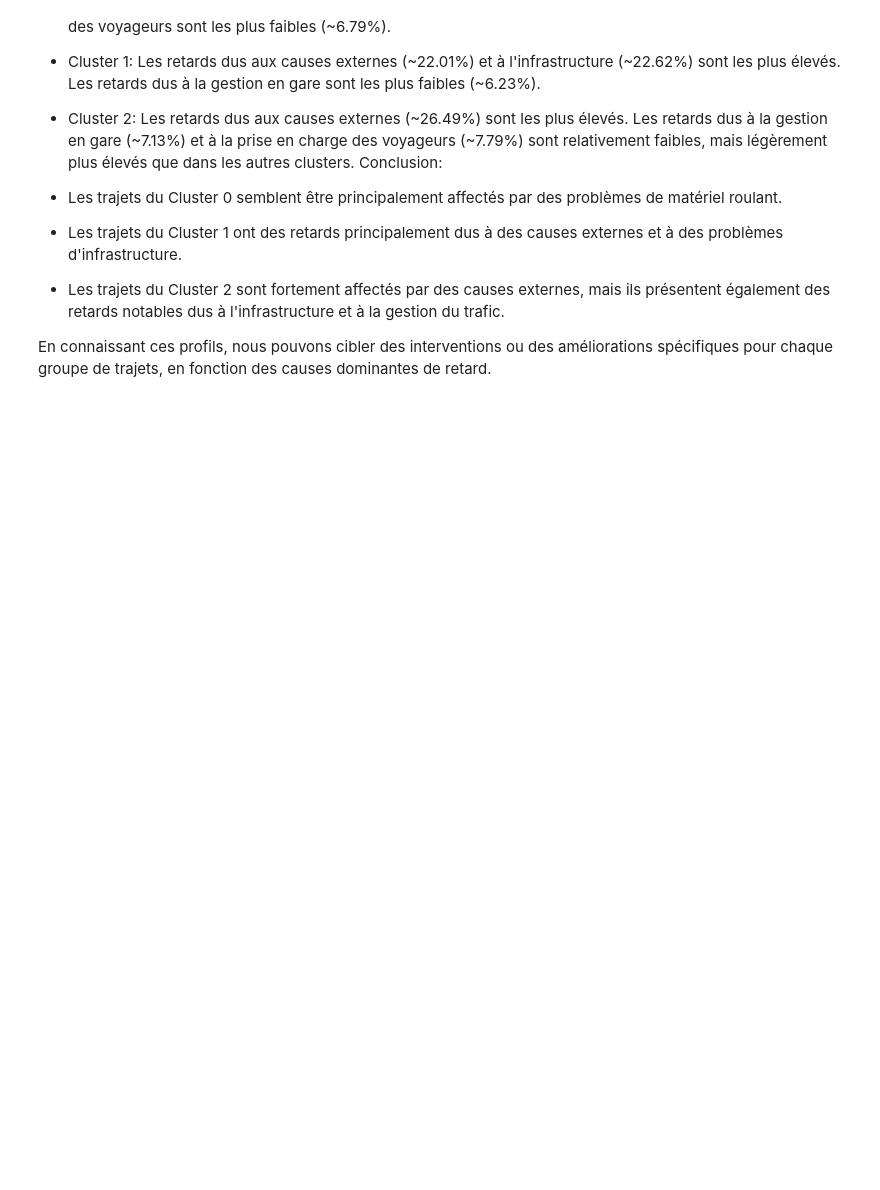
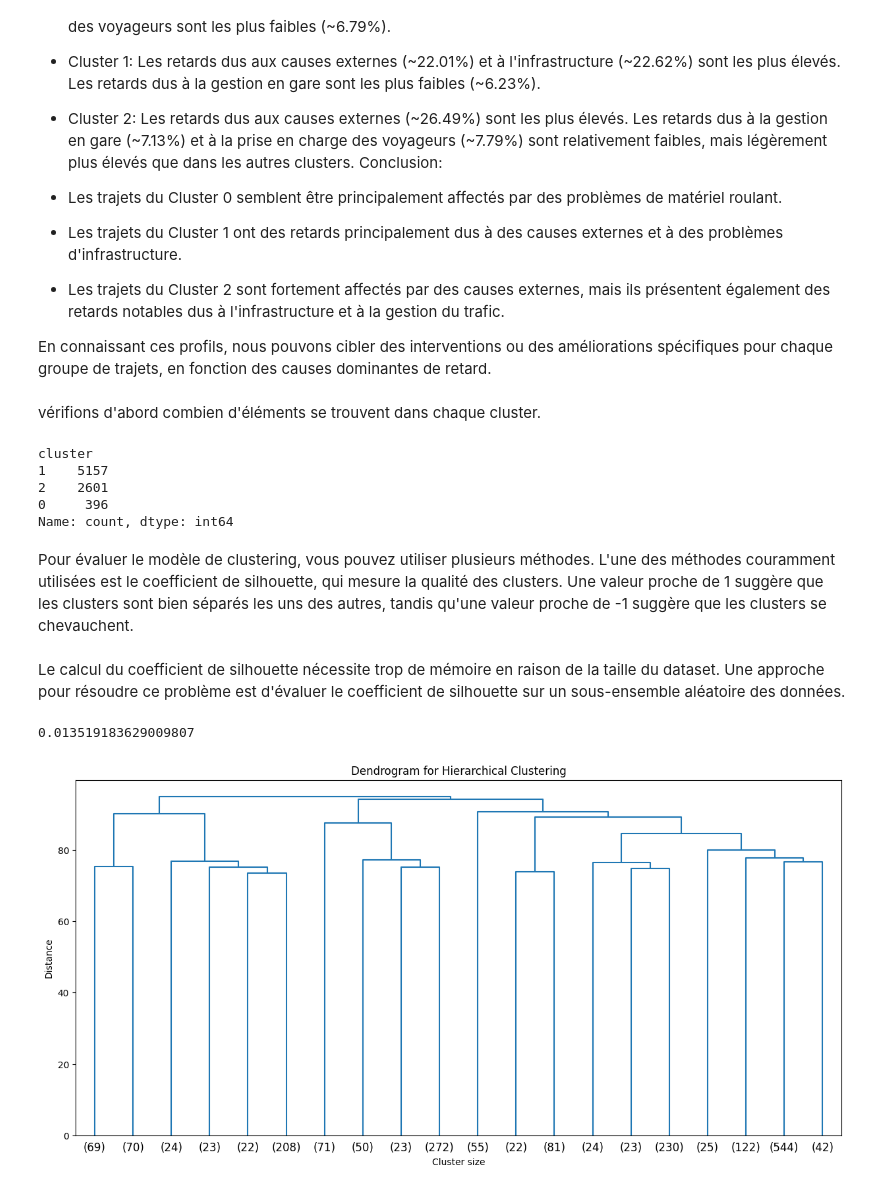
Before and after one commit to Enaouram/prediction-of-TGV-delays, a Jupyter notebook: clustering.ipynb, the cells around one changed output. Saved outputs shown, nothing was run; the diff lists cells and outputs as text; code cells hidden in the pictures; blank space fills up the shorter version.

Commit message:
Clustering update

```diff
--- a/clustering.ipynb
+++ b/clustering.ipynb
@@ -169,3 +169,48 @@ Conclusion:
 - Les trajets du Cluster 2 sont fortement affectés par des causes externes, mais ils présentent également des retards notables dus à l'infrastructure et à la gestion du trafic.
 
 En connaissant ces profils, nous pouvons cibler des interventions ou des améliorations spécifiques pour chaque groupe de trajets, en fonction des causes dominantes de retard.
+# %% [markdown]
+vérifions d'abord combien d'éléments se trouvent dans chaque cluster.
+# %%
+# Count the number of elements in each cluster
+cluster_counts = data["cluster"].value_counts()
+
+cluster_counts
+# %% [output]
+cluster
+1    5157
+2    2601
+0     396
+Name: count, dtype: int64
+# %% [markdown]
+Pour évaluer le modèle de clustering, vous pouvez utiliser plusieurs méthodes. L'une des méthodes couramment utilisées est le coefficient de silhouette, qui mesure la qualité des clusters. Une valeur proche de 1 suggère que les clusters sont bien séparés les uns des autres, tandis qu'une valeur proche de -1 suggère que les clusters se chevauchent.
+# %% [markdown]
+Le calcul du coefficient de silhouette nécessite trop de mémoire en raison de la taille du dataset. Une approche pour résoudre ce problème est d'évaluer le coefficient de silhouette sur un sous-ensemble aléatoire des données.
+# %%
+from sklearn.metrics import silhouette_score
+
+# Calculate silhouette score for the clustering
+silhouette_coefficient = silhouette_score(X_combined_scaled, clusters)
+
+silhouette_coefficient
+# %% [output]
+0.013519183629009807
+# %%
+from scipy.cluster.hierarchy import linkage, dendrogram
+from sklearn.cluster import AgglomerativeClustering
+from sklearn.utils import resample
+
+sample_size = 2000  # Define the size of the subset
+X_sample, clusters_sample = resample(X_combined_scaled, clusters, n_samples=sample_size, random_state=42, stratify=clusters)
+# Perform hierarchical clustering
+Z = linkage(X_sample, method='ward')  # Ward method minimizes variance of the distances between clusters
+
+# Plot dendrogram
+plt.figure(figsize=(15, 7))
+dendrogram(Z, truncate_mode='lastp', p=20)  # Show only the last 20 merged clusters
+plt.title("Dendrogram for Hierarchical Clustering")
+plt.xlabel("Cluster size")
+plt.ylabel("Distance")
+plt.show()
+# %% [output]
+[figure, added]
```
Also changed, not shown: parts of 7 cells of this notebook.
